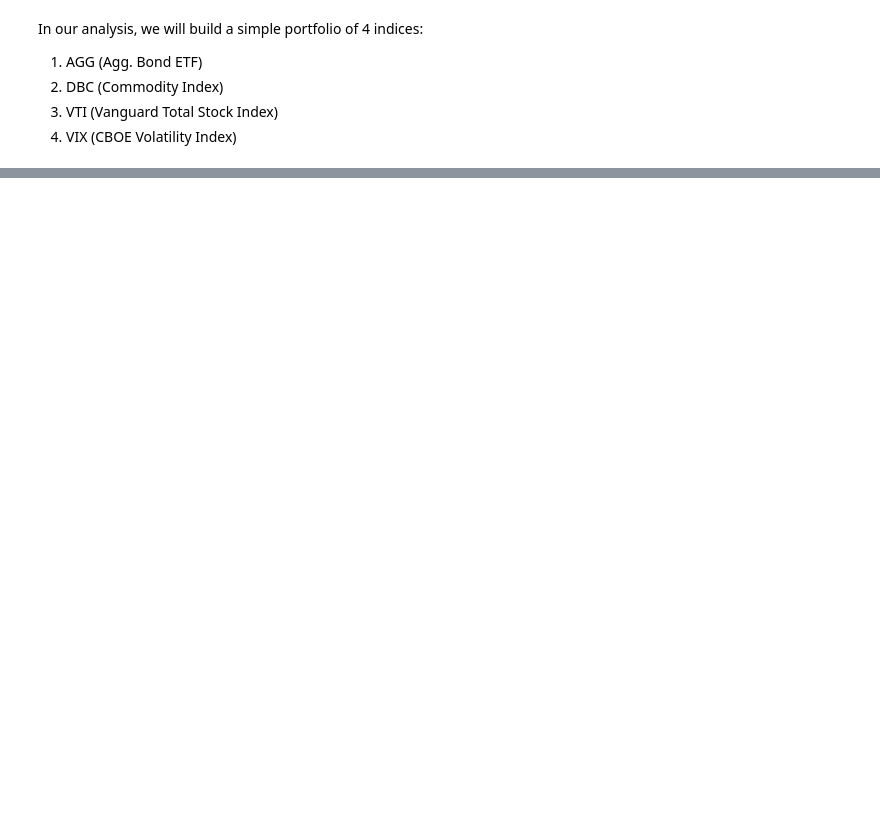
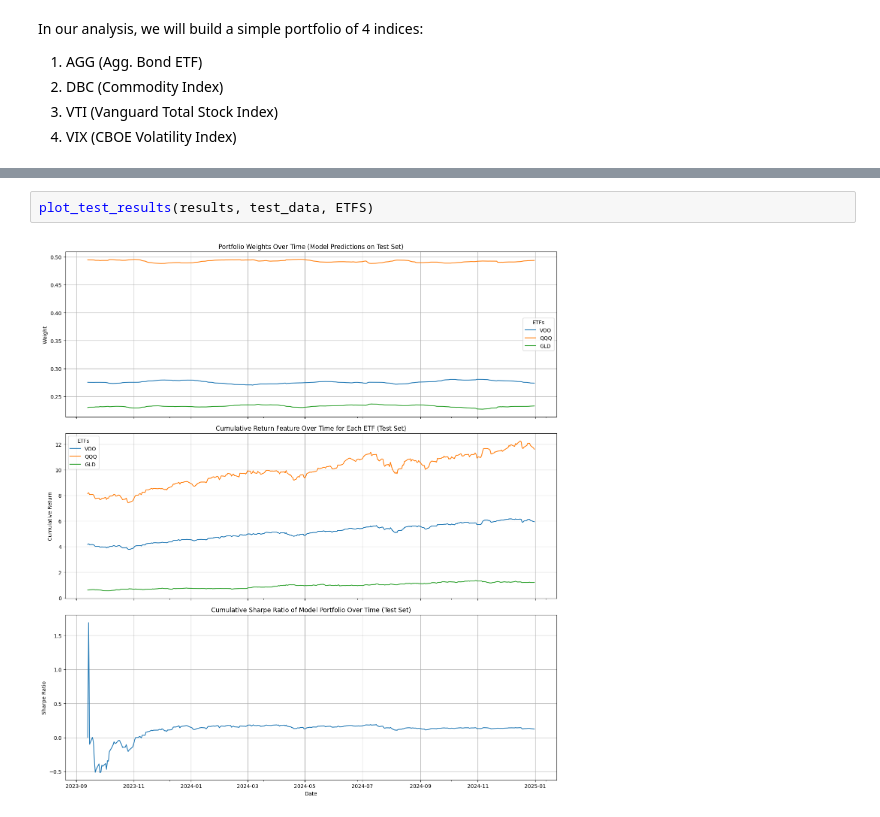
Before and after one commit to jkrue242/PortfolioOptimization, a Jupyter notebook: portfolio_optimiztion.ipynb, the cells around one changed output, grey strips where cells are left out. Saved outputs shown, nothing was run; the diff lists cells and outputs as text; blank space fills up the shorter version.

```diff
--- a/portfolio_optimiztion.ipynb
+++ b/portfolio_optimiztion.ipynb
@@ -240,0 +115,4 @@ plt.show()
+# %%
+plot_test_results(results, test_data, ETFS)
+# %% [output]
+[figure, added]
```
Also changed, not shown: parts of 18 cells of this notebook, 4 other files.
